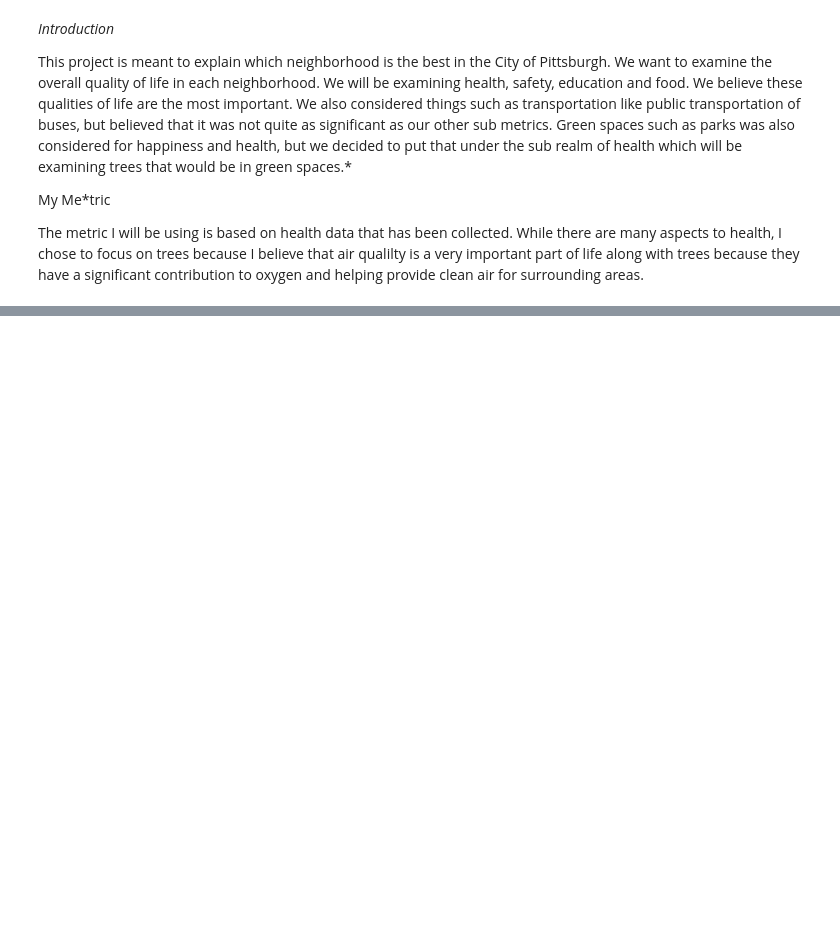
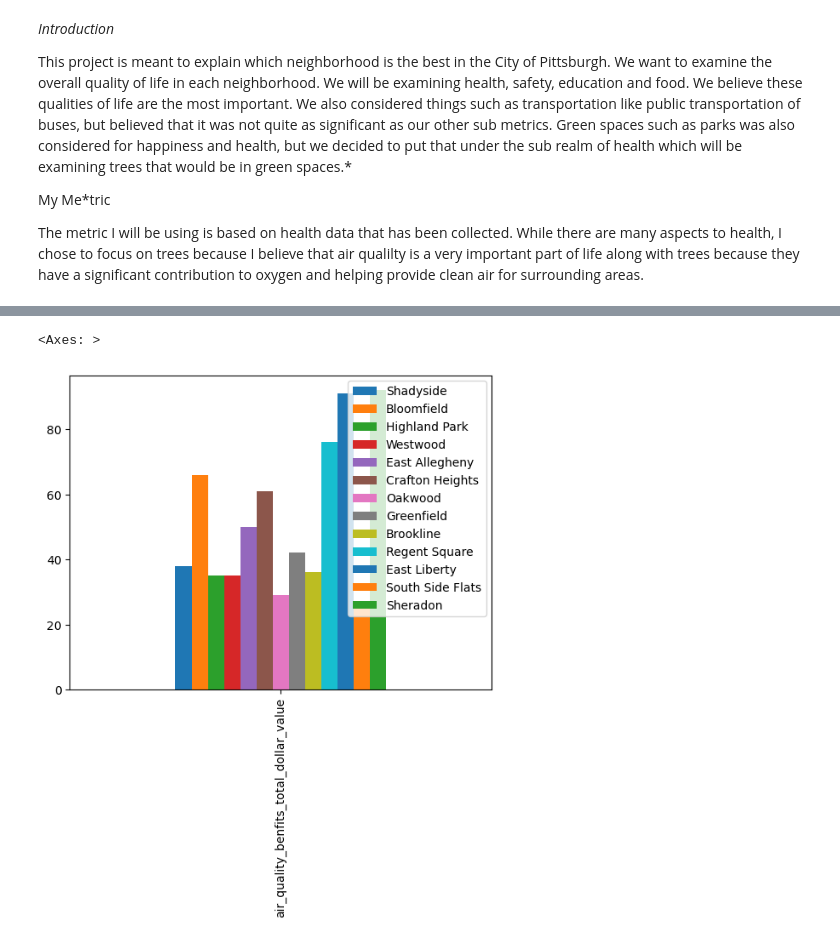
Before and after one commit to MauraB27/BigIdeasFinalProject, a Jupyter notebook: Brositz Flight 11/BrositzBigIDFinal.ipynb, the cells around one changed output, grey strips where cells are left out. Drawn from its saved outputs; the diff is of its cells as text; code cells hidden in the pictures; blank space fills up the shorter version.

Commit message:
Start Data Analysis

```diff
--- a/Brositz Flight 11/BrositzBigIDFinal.ipynb
+++ b/Brositz Flight 11/BrositzBigIDFinal.ipynb
@@ -30,0 +41,10 @@ trees.head(3)
+# %%
+AirQuality = pd.DataFrame(np.random.randint(1,100,size=(1,13)),
+                   columns=['Shadyside','Bloomfield', 'Highland Park', 'Westwood', 'East Allegheny', 'Crafton Heights', 'Oakwood', 'Greenfield', 'Brookline', 'Regent Square', 'East Liberty', 'South Side Flats', 'Sheradon'],
+                   index=["air_quality_benfits_total_dollar_value"])
+
+# Plot a bar chart
+AirQuality.plot(kind="bar")
+# %% [output]
+<Axes: >
+[figure, added]
```
Also changed, not shown: parts of 2 cells of this notebook.
